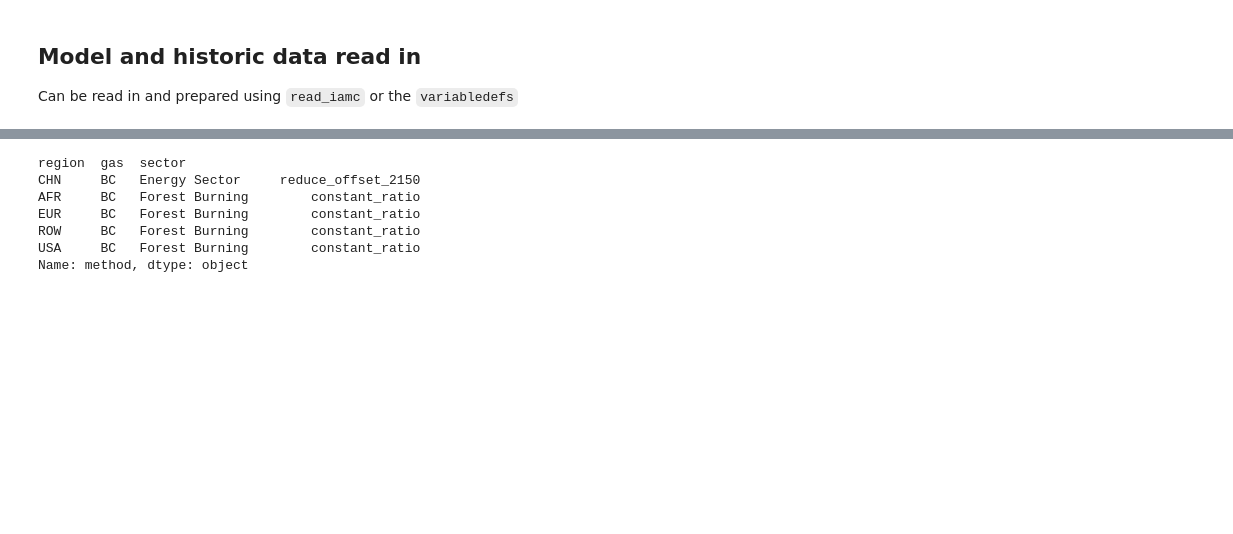
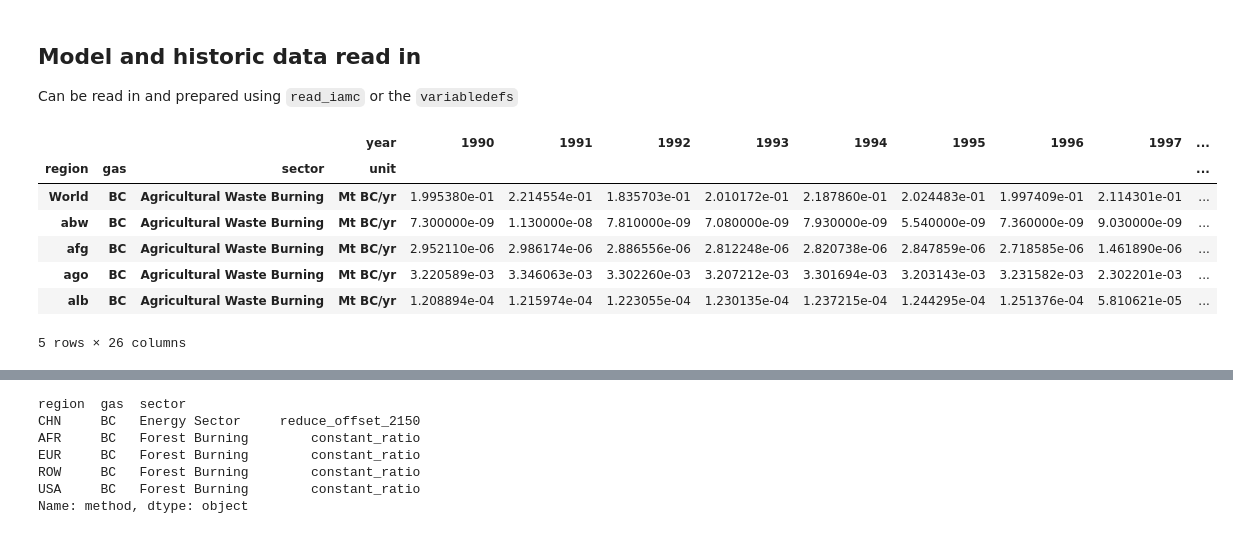
Before and after one commit to jkikstra/concordia, a Jupyter notebook: notebooks/workflow.ipynb, the cells around one changed output, grey strips where cells are left out. Drawn from its saved outputs; the diff is of its cells as text; code cells hidden in the pictures; blank space fills up the shorter version.

```diff
--- a/notebooks/workflow.ipynb
+++ b/notebooks/workflow.ipynb
@@ -19,6 +25,8 @@ from aneris.downscaling import Downscaler
 base_path = Path(
     "/Users/coroa/Library/CloudStorage/OneDrive-SharedLibraries-IIASA/RESCUE - WP 1/data"
 )
+data_path = Path("../data")
+base_year = 2015 # in which year scenario data should be harmonized to historical data
 # %% [markdown]
 ## Variable definition files
 
@@ -55,2 +36,3 @@ variabledefs.loc[
 # %%
-variabledefs.to_csv("variabledefs.csv")
+variabledefs = VariableDefinitions.from_csv(data_path / "variabledefs.csv")
+variabledefs.data.head()
@@ -166,4 +47,2 @@ class VariableDefinitions:
-# %%
-variabledefs = VariableDefinitions.from_csv("variabledefs.csv")
 # %% [markdown]
 ## RegionMapping helps reading in a region definition file
@@ -225,7 +66,17 @@ Can be read in and prepared using `read_iamc` or the `variabledefs`
 # %%
 hist = pd.read_csv(
     base_path / "historical/cmip6/history.csv", index_col=list(range(5))
 ).pipe(variabledefs.load_data, levels=["region", "gas", "sector", "unit"])
+hist.head()
+# %% [output]
+|  |  |  | year | 1990 | 1991 | 1992 | 1993 | 1994 | 1995 | 1996 | 1997 | ... |
+| region | gas | sector | unit |  |  |  |  |  |  |  |  | ... |
+| World | BC | Agricultural Waste Burning | Mt BC/yr | 1.995380e-01 | 2.214554e-01 | 1.835703e-01 | 2.010172e-01 | 2.187860e-01 | 2.024483e-01 | 1.997409e-01 | 2.114301e-01 | ... |
+| abw | BC | Agricultural Waste Burning | Mt BC/yr | 7.300000e-09 | 1.130000e-08 | 7.810000e-09 | 7.080000e-09 | 7.930000e-09 | 5.540000e-09 | 7.360000e-09 | 9.030000e-09 | ... |
+| afg | BC | Agricultural Waste Burning | Mt BC/yr | 2.952110e-06 | 2.986174e-06 | 2.886556e-06 | 2.812248e-06 | 2.820738e-06 | 2.847859e-06 | 2.718585e-06 | 1.461890e-06 | ... |
+| ago | BC | Agricultural Waste Burning | Mt BC/yr | 3.220589e-03 | 3.346063e-03 | 3.302260e-03 | 3.207212e-03 | 3.301694e-03 | 3.203143e-03 | 3.231582e-03 | 2.302201e-03 | ... |
+| alb | BC | Agricultural Waste Burning | Mt BC/yr | 1.208894e-04 | 1.215974e-04 | 1.223055e-04 | 1.230135e-04 | 1.237215e-04 | 1.244295e-04 | 1.251376e-04 | 5.810621e-05 | ... |
+5 rows × 26 columns
 # %%
 model = (
     pd.read_excel(
```
Also changed, not shown: parts of 33 cells of this notebook, 8 other files.
